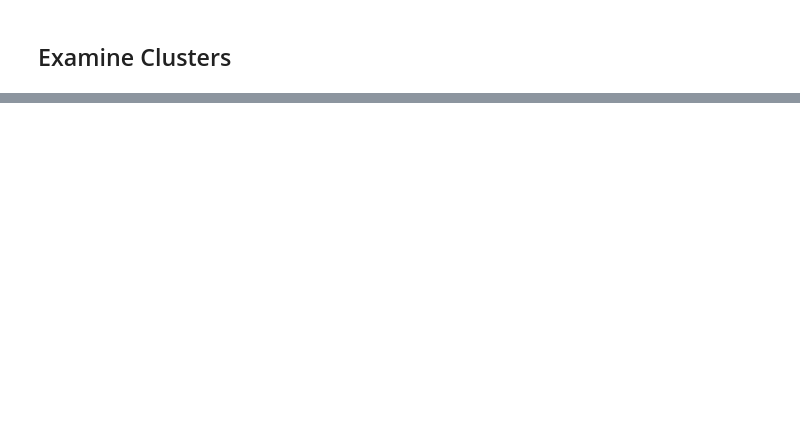
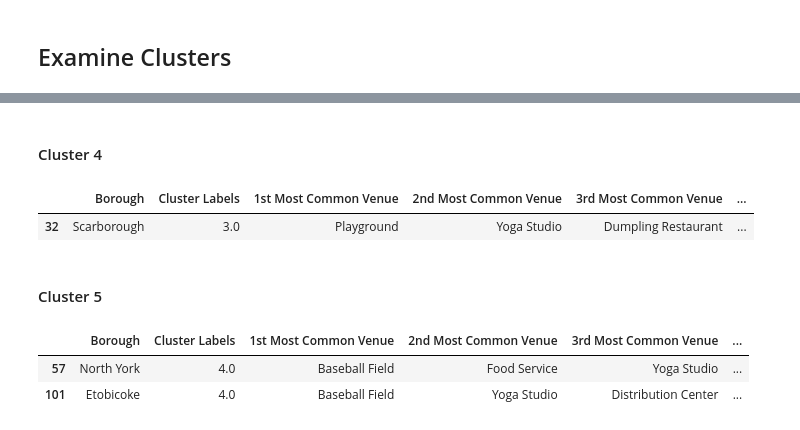
Before and after one commit to miguelalb/Segmenting-Neigborhoods, a Jupyter notebook: Segmenting and Clustering Neighborhoods in Toronto.ipynb, the cells around one changed output, grey strips where cells are left out. Cells and saved outputs as stored; diff of their text form; code cells hidden in the pictures; blank space fills up the shorter version.

```diff
--- a/Segmenting and Clustering Neighborhoods in Toronto.ipynb
+++ b/Segmenting and Clustering Neighborhoods in Toronto.ipynb
@@ -740,0 +781,15 @@ ValueError: cannot convert float NaN to integer
+# %% [markdown]
+#### Cluster 4
+# %%
+toronto_merged.loc[toronto_merged['Cluster Labels'] == 3, toronto_merged.columns[[1] + list(range(5, toronto_merged.shape[1]))]]
+# %% [output]
+|  | Borough | Cluster Labels | 1st Most Common Venue | 2nd Most Common Venue | 3rd Most Common Venue | ... |
+| 32 | Scarborough | 3.0 | Playground | Yoga Studio | Dumpling Restaurant | ... |
+# %% [markdown]
+#### Cluster 5
+# %%
+toronto_merged.loc[toronto_merged['Cluster Labels'] == 4, toronto_merged.columns[[1] + list(range(5, toronto_merged.shape[1]))]]
+# %% [output]
+|  | Borough | Cluster Labels | 1st Most Common Venue | 2nd Most Common Venue | 3rd Most Common Venue | ... |
+| 57 | North York | 4.0 | Baseball Field | Food Service | Yoga Studio | ... |
+| 101 | Etobicoke | 4.0 | Baseball Field | Yoga Studio | Distribution Center | ... |
```
Also changed, not shown: parts of 8 cells of this notebook.
